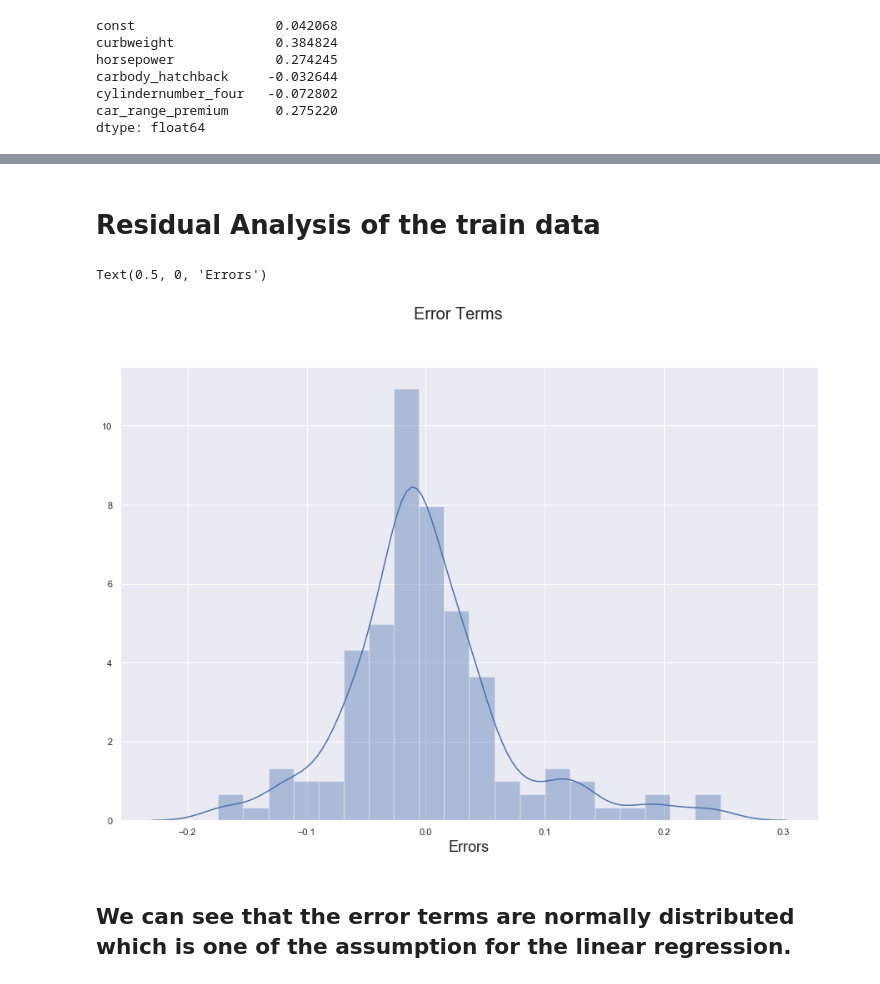
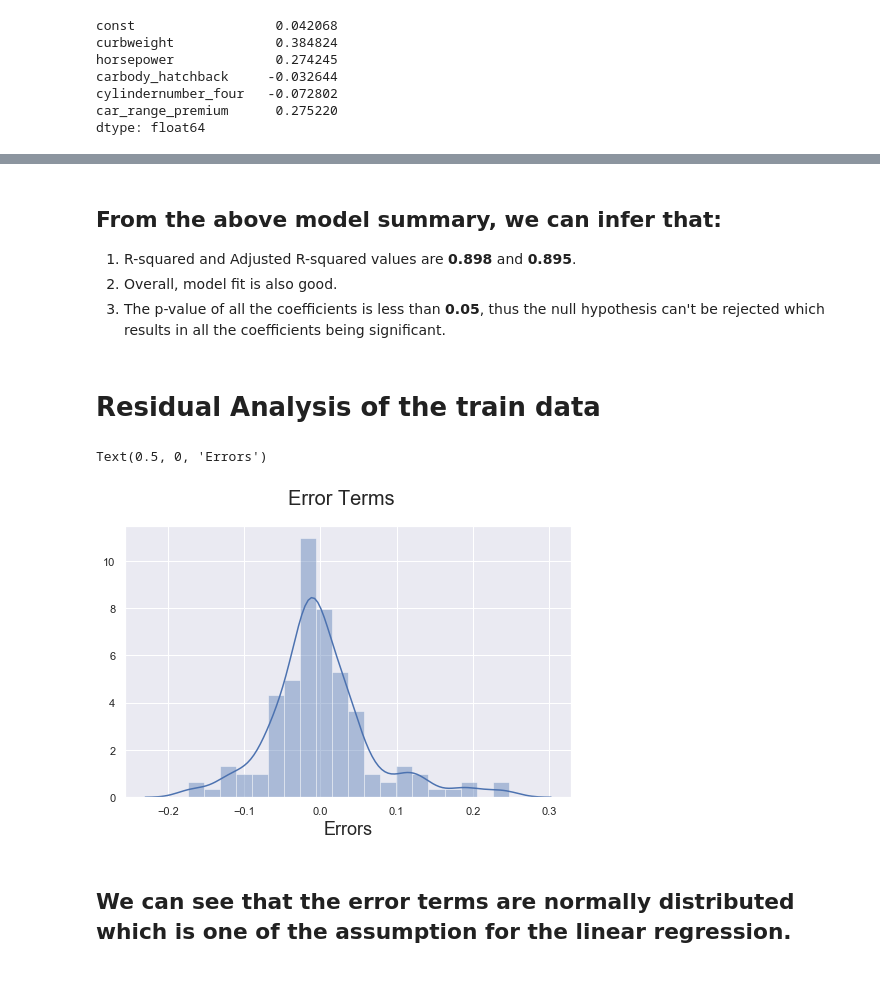
Before and after one commit to ashwanikumar04/car-sales-assignment, a Jupyter notebook: car_sales_assignment.ipynb, the cells around one changed output, grey strips where cells are left out. Saved outputs shown, nothing was run; the diff lists cells and outputs as text; code cells hidden in the pictures.

```diff
--- a/car_sales_assignment.ipynb
+++ b/car_sales_assignment.ipynb
@@ -1035,14 +1070,20 @@ dtype: float64
+# %% [markdown]
+## From the above model summary, we can infer that:
+
+1. R-squared and Adjusted R-squared values are **0.898** and **0.895**.
+2. Overall, model fit is also good.
+3. The p-value of all the coefficients is less than **0.05**, thus the null hypothesis can't be rejected which results in all the coefficients being significant.
 # %% [markdown]
 # Residual Analysis of the train data
 # %%
 y_train_price = lm.predict(X_train_rfe)
-fig = plt.figure()
+fig = plt.figure(figsize=(8,5))
 sns.distplot((y_train - y_train_price), bins = 20)
 fig.suptitle('Error Terms', fontsize = 20)                  # Plot heading
 plt.xlabel('Errors', fontsize = 18)
 # %% [output]
 Text(0.5, 0, 'Errors')
-[figure, old version]
+[figure, new version]
 # %% [markdown]
 ## We can see that the error terms are normally distributed which is one of the assumption for the linear regression.
 # %% [markdown]
```
Also changed, not shown: parts of 16 cells of this notebook.
